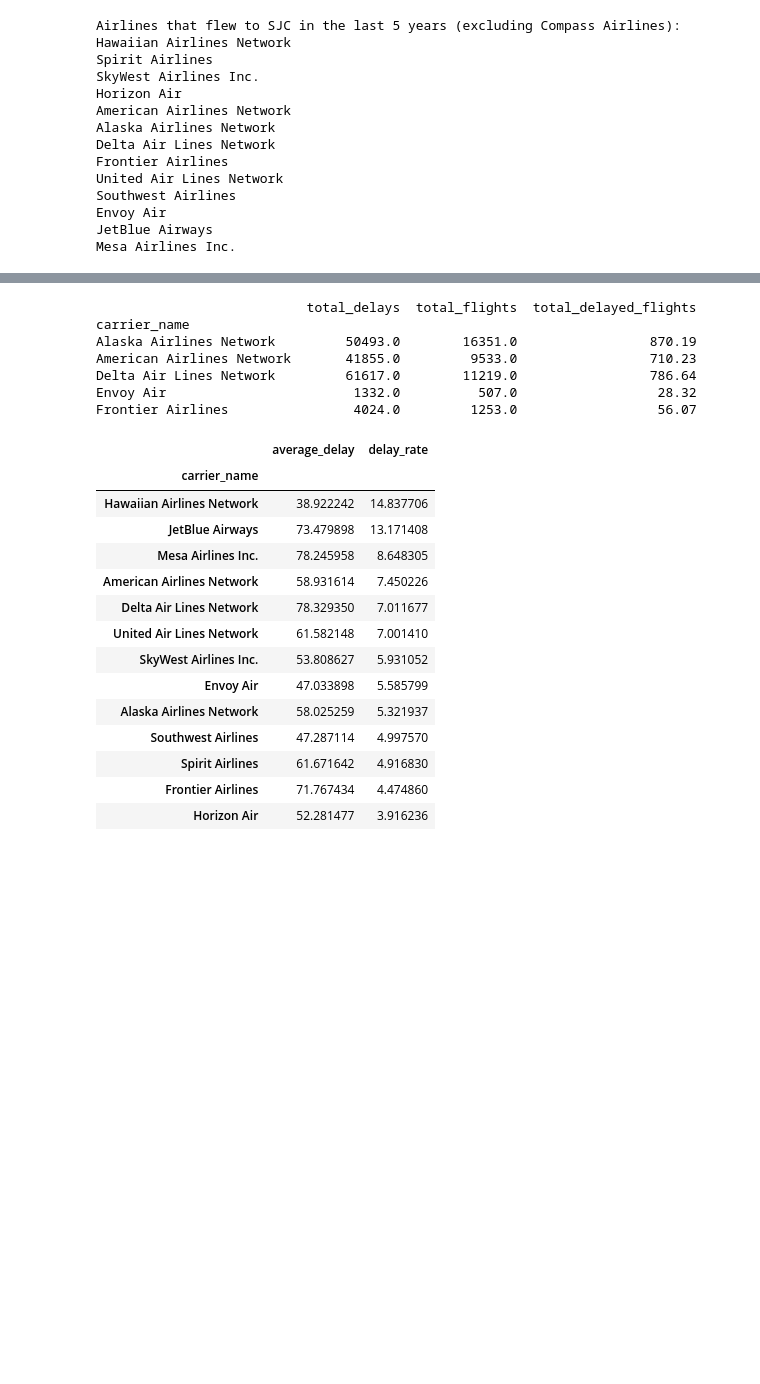
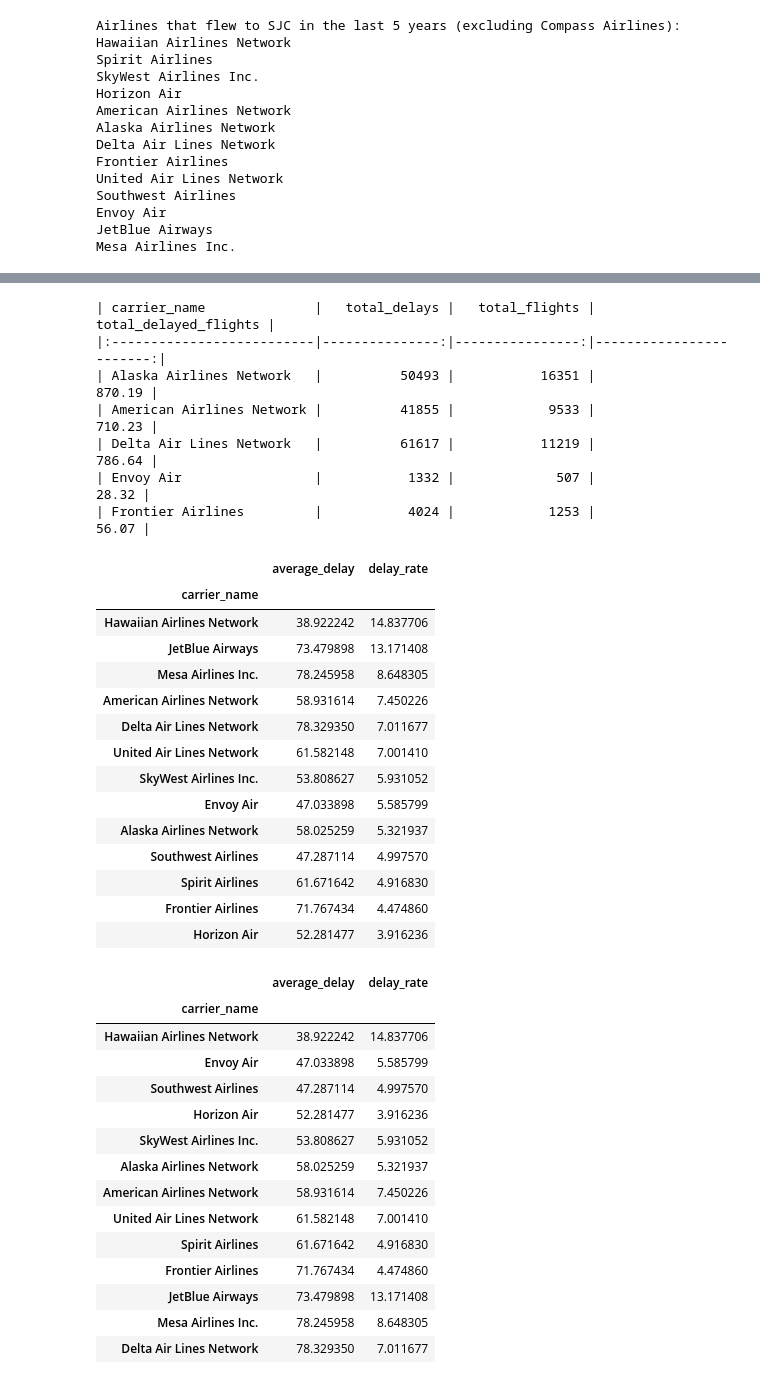
Before and after one commit to ugeshe/Reliable_Airline_to_Bay_Area, a Jupyter notebook: Dallas_SanJose_.ipynb, the cells around one changed output, grey strips where cells are left out. Saved outputs shown, nothing was run; the diff lists cells and outputs as text; code cells hidden in the pictures; blank space fills up the shorter version.

```diff
--- a/Dallas_SanJose_.ipynb
+++ b/Dallas_SanJose_.ipynb
@@ -324,20 +106,20 @@ airline_performance = sjc_df_last_5_years.groupby('carrier_name').agg(
     total_delayed_flights=('carrier_ct', 'sum')
 )
 
-print(airline_performance.head())
+print(airline_performance.head().to_markdown())
 
 airline_performance['average_delay'] = airline_performance['total_delays'] / airline_performance['total_delayed_flights']
 airline_performance['delay_rate'] = (airline_performance['total_delayed_flights'] / airline_performance['total_flights']) * 100
 
 display(airline_performance[['average_delay', 'delay_rate']].sort_values(by='delay_rate', ascending=False))
 # %% [output]
-                           total_delays  total_flights  total_delayed_flights
-carrier_name
-Alaska Airlines Network         50493.0        16351.0                 870.19
-American Airlines Network       41855.0         9533.0                 710.23
-Delta Air Lines Network         61617.0        11219.0                 786.64
-Envoy Air                        1332.0          507.0                  28.32
-Frontier Airlines                4024.0         1253.0                  56.07
+| carrier_name              |   total_delays |   total_flights |   total_delayed_flights |
+|:--------------------------|---------------:|----------------:|------------------------:|
+| Alaska Airlines Network   |          50493 |           16351 |                  870.19 |
+| American Airlines Network |          41855 |            9533 |                  710.23 |
+| Delta Air Lines Network   |          61617 |           11219 |                  786.64 |
+| Envoy Air                 |           1332 |             507 |                   28.32 |
+| Frontier Airlines         |           4024 |            1253 |                   56.07 |
 |  | average_delay | delay_rate |
 | carrier_name |  |  |
 | Hawaiian Airlines Network | 38.922242 | 14.837706 |
@@ -353,6 +135,25 @@ Frontier Airlines                4024.0         1253.0                  56.07
 | Spirit Airlines | 61.671642 | 4.916830 |
 | Frontier Airlines | 71.767434 | 4.474860 |
 | Horizon Air | 52.281477 | 3.916236 |
+# %%
+airline_performance_sorted_avg_asc = airline_performance.sort_values(by='average_delay', ascending=True)
+display(airline_performance_sorted_avg_asc[['average_delay', 'delay_rate']])
+# %% [output]
+|  | average_delay | delay_rate |
+| carrier_name |  |  |
+| Hawaiian Airlines Network | 38.922242 | 14.837706 |
+| Envoy Air | 47.033898 | 5.585799 |
+| Southwest Airlines | 47.287114 | 4.997570 |
+| Horizon Air | 52.281477 | 3.916236 |
+| SkyWest Airlines Inc. | 53.808627 | 5.931052 |
+| Alaska Airlines Network | 58.025259 | 5.321937 |
+| American Airlines Network | 58.931614 | 7.450226 |
+| United Air Lines Network | 61.582148 | 7.001410 |
+| Spirit Airlines | 61.671642 | 4.916830 |
+| Frontier Airlines | 71.767434 | 4.474860 |
+| JetBlue Airways | 73.479898 | 13.171408 |
+| Mesa Airlines Inc. | 78.245958 | 8.648305 |
+| Delta Air Lines Network | 78.329350 | 7.011677 |
 # %%
 import plotly.express as px
 
```
Also changed, not shown: parts of 27 cells of this notebook.
